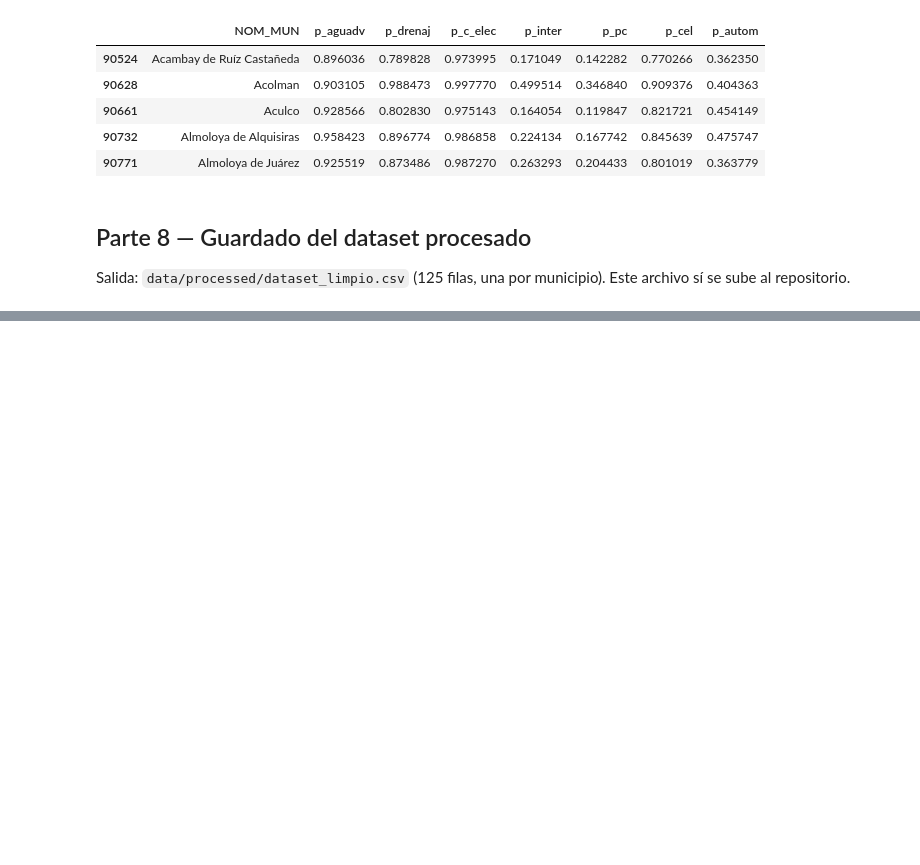
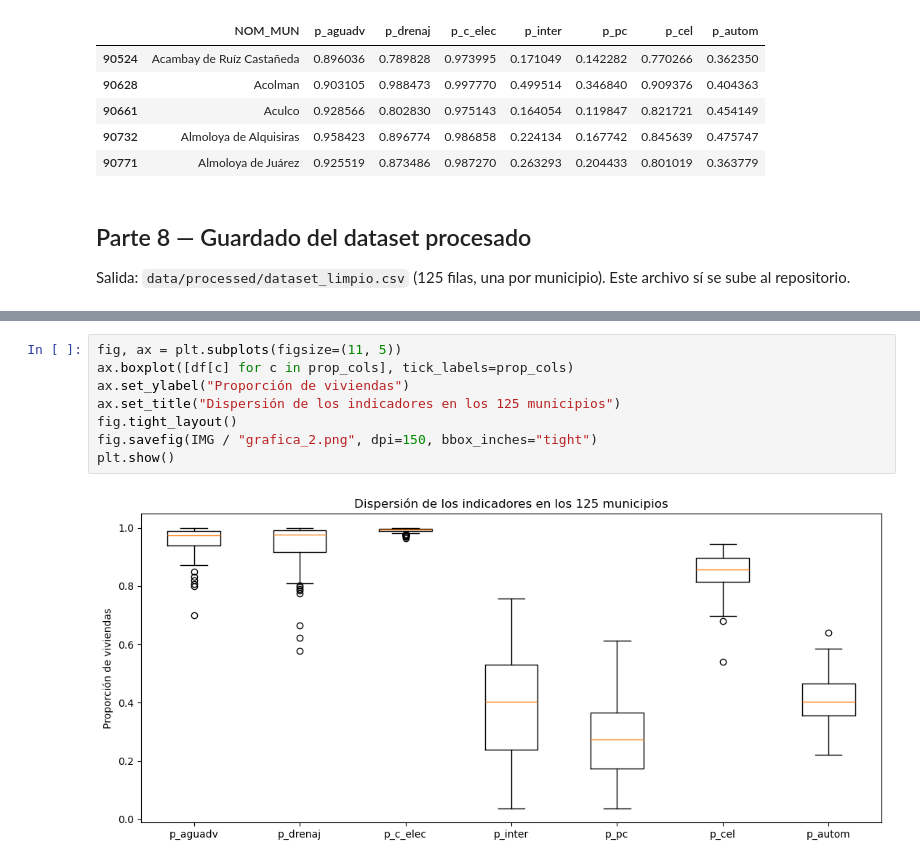
Before and after one commit to Elias-Manuel-Marquez-Bailon/proyecto-articulo-datos-publicos, a Jupyter notebook: notebook/analisis_datos_publicos.ipynb, the cells around one changed output, grey strips where cells are left out. Cells and saved outputs as stored; diff of their text form; blank space fills up the shorter version.

```diff
--- a/notebook/analisis_datos_publicos.ipynb
+++ b/notebook/analisis_datos_publicos.ipynb
@@ -181,0 +225,10 @@ Filas: 125 | Columnas: 22
+# %%
+fig, ax = plt.subplots(figsize=(11, 5))
+ax.boxplot([df[c] for c in prop_cols], tick_labels=prop_cols)
+ax.set_ylabel("Proporción de viviendas")
+ax.set_title("Dispersión de los indicadores en los 125 municipios")
+fig.tight_layout()
+fig.savefig(IMG / "grafica_2.png", dpi=150, bbox_inches="tight")
+plt.show()
+# %% [output]
+[figure, added]
```
Also changed, not shown: parts of 14 cells of this notebook, 5 other files.
